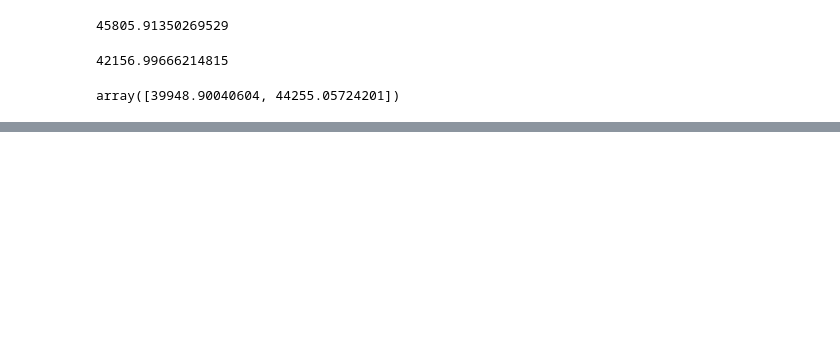
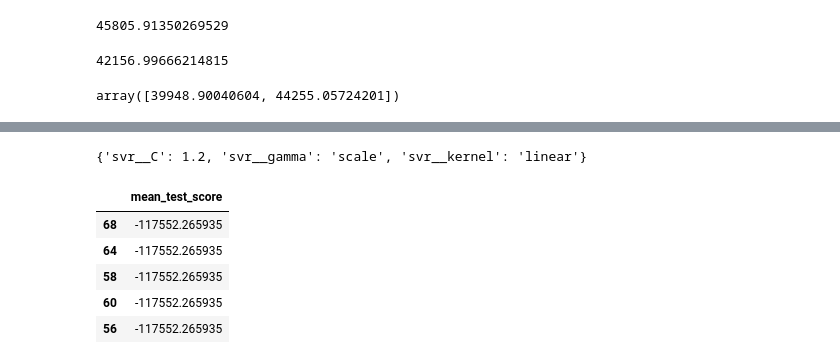
Before and after one commit to fractalate/study-geron-hands-on-machine-learning-with-scikit-learn-keras-and-tensorflow, a Jupyter notebook: Chapter 02/Notebook.ipynb, the cells around one changed output, grey strips where cells are left out. Cells and saved outputs as stored; diff of their text form; code cells hidden in the pictures; blank space fills up the shorter version.

```diff
--- a/Chapter 02/Notebook.ipynb
+++ b/Chapter 02/Notebook.ipynb
@@ -1003,0 +1023,21 @@ array([39948.90040604, 44255.05724201])
+# %%
+# Exercises 1
+
+from sklearn.svm import SVR
+
+svr_reg = Pipeline([
+    ('preprocessing', preprocessing),
+    ('svr', SVR()),
+])
+
+svr_grid_search = GridSearchCV(
+    svr_reg,
+    param_grid={
+        'svr__kernel': ['linear', 'rbf'],
+        'svr__C': [0.8, 0.9, 1.0, 1.1, 1.2],
+        'svr__gamma': ['scale', 'auto', 0.5, 0.10, 0.15, 0.20, 0.25],
+    },
+    cv=3, scoring='neg_root_mean_squared_error',
+)
+
+svr_grid_search.fit(housing[:5000], housing_labels[:5000])
@@ -1003,0 +1062,15 @@ array([39948.90040604, 44255.05724201])
+# %%
+svr_grid_search.best_params_
+# %% [output]
+{'svr__C': 1.2, 'svr__gamma': 'scale', 'svr__kernel': 'linear'}
+# %%
+cv_res = pd.DataFrame(svr_grid_search.cv_results_)
+cv_res = cv_res[['mean_test_score']].sort_values(by='mean_test_score', ascending=False)
+cv_res.head()
+# %% [output]
+|  | mean_test_score |
+| 68 | -117552.265935 |
+| 64 | -117552.265935 |
+| 58 | -117552.265935 |
+| 60 | -117552.265935 |
+| 56 | -117552.265935 |
```
Also changed, not shown: parts of 9 cells of this notebook, 1 other file.
